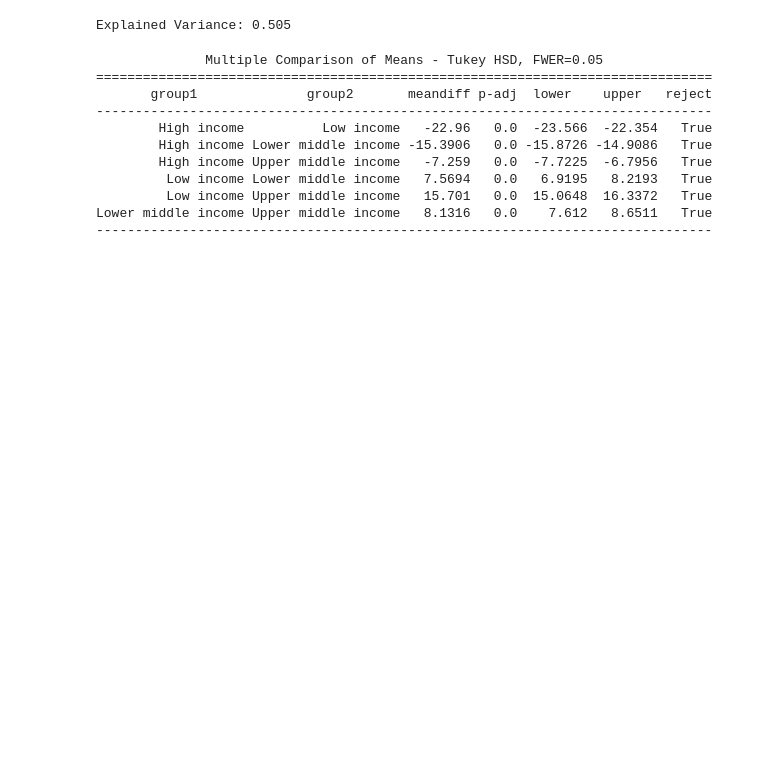
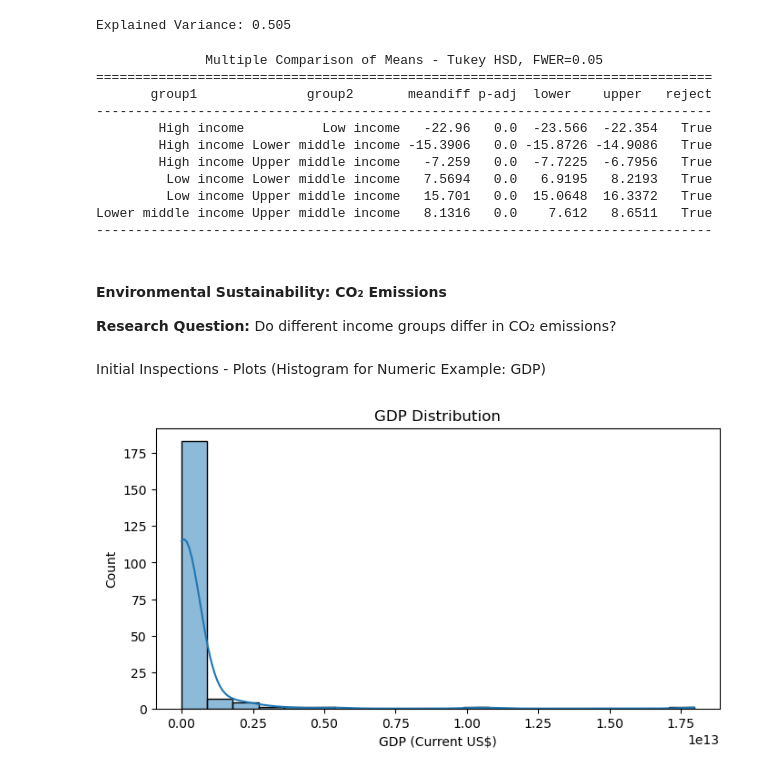
Before and after one commit to kellymegan/ASDA_2025_Group_2_Portfolio_, a Jupyter notebook: notebooks/week_05_group_2_notebook.ipynb, the cells around one changed output. Cells and saved outputs as stored; diff of their text form; code cells hidden in the pictures; blank space fills up the shorter version.

```diff
--- a/notebooks/week_05_group_2_notebook.ipynb
+++ b/notebooks/week_05_group_2_notebook.ipynb
@@ -244,3 +243,18 @@ print(tukey)
          Low income Upper middle income   15.701   0.0  15.0648  16.3372   True
 Lower middle income Upper middle income   8.1316   0.0    7.612   8.6511   True
 -------------------------------------------------------------------------------
+# %% [markdown]
+#### Environmental Sustainability: CO₂ Emissions
+
+**Research Question:** Do different income groups differ in CO₂ emissions?
+# %% [markdown]
+Initial Inspections - Plots (Histogram for Numeric Example: GDP)
+# %%
+plt.figure(figsize=(8,4))
+sns.histplot(df_avg['GDP_current_US'].dropna(), bins=20, kde=True)
+plt.title('GDP Distribution')
+plt.xlabel('GDP (Current US$)')
+plt.ylabel('Count')
+plt.show()
+# %% [output]
+[figure, added]
```
Also changed, not shown: parts of 27 cells of this notebook.
